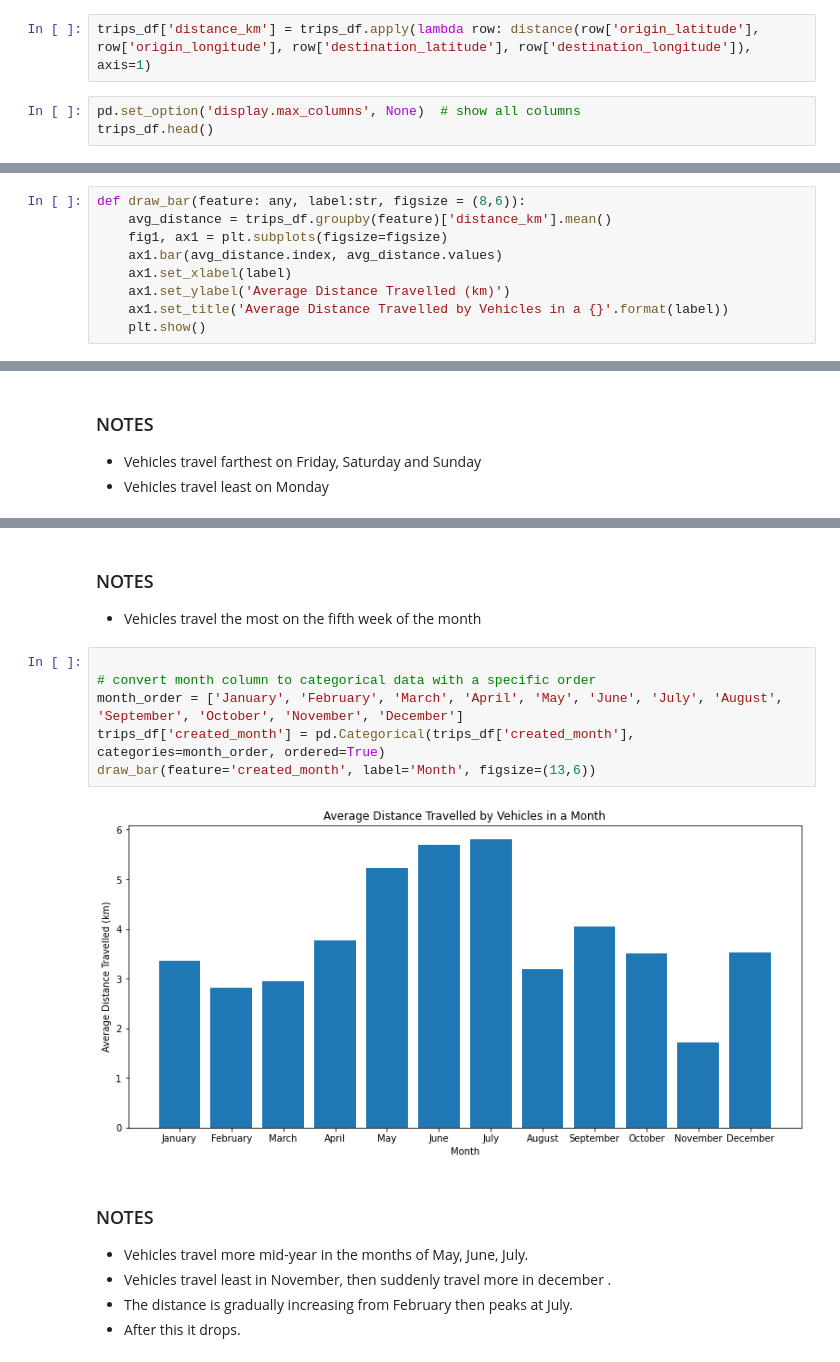
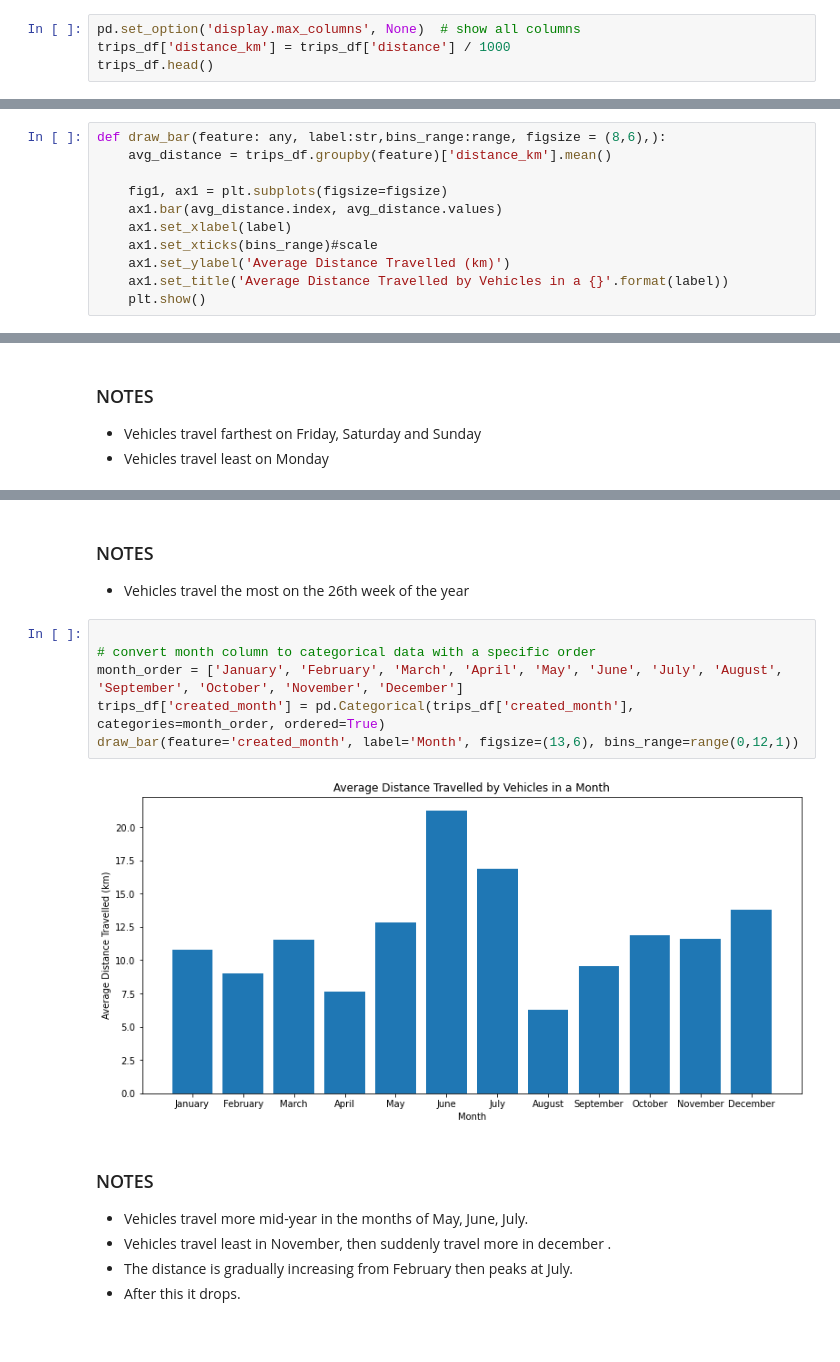
Before and after one commit to Ronnie-Leon76/Yatsa-Analytics, a Jupyter notebook: Yatsa-Analytics-EDA.ipynb, the cells around one changed output, grey strips where cells are left out. Drawn from its saved outputs; the diff is of its cells as text.

```diff
--- a/Yatsa-Analytics-EDA.ipynb
+++ b/Yatsa-Analytics-EDA.ipynb
@@ -294,7 +261,6 @@ def distance(org_lat, org_lon, dest_lat, dest_lon):
-# %%
-trips_df['distance_km'] = trips_df.apply(lambda row: distance(row['origin_latitude'], row['origin_longitude'], row['destination_latitude'], row['destination_longitude']), axis=1)
 # %%
 pd.set_option('display.max_columns', None)  # show all columns
+trips_df['distance_km'] = trips_df['distance'] / 1000
 trips_df.head()
 # %% [output]
 |  | id | created | asset_id | distance | origin_latitude | origin_longitude | origin_time_stamp | ... |
@@ -335,11 +301,13 @@ trips_df.describe()
 - the feature are the columns in the trips_df
 - label is the string of the feature ,e.g Day
 # %%
-def draw_bar(feature: any, label:str, figsize = (8,6)):
+def draw_bar(feature: any, label:str,bins_range:range, figsize = (8,6),):
     avg_distance = trips_df.groupby(feature)['distance_km'].mean()
+
     fig1, ax1 = plt.subplots(figsize=figsize)
     ax1.bar(avg_distance.index, avg_distance.values)
     ax1.set_xlabel(label)
+    ax1.set_xticks(bins_range)#scale
     ax1.set_ylabel('Average Distance Travelled (km)')
     ax1.set_title('Average Distance Travelled by Vehicles in a {}'.format(label))
     plt.show()
@@ -358,14 +326,14 @@ draw_bar(feature=trips_df['created'].dt.day // 7 + 1, label='Week')
 # %% [markdown]
 ### NOTES
-- Vehicles travel the most on the fifth week of the month
+- Vehicles travel the most on the 26th week of the year
 # %%
 
 # convert month column to categorical data with a specific order
 month_order = ['January', 'February', 'March', 'April', 'May', 'June', 'July', 'August', 'September', 'October', 'November', 'December']
 trips_df['created_month'] = pd.Categorical(trips_df['created_month'], categories=month_order, ordered=True)
-draw_bar(feature='created_month', label='Month', figsize=(13,6))
+draw_bar(feature='created_month', label='Month', figsize=(13,6), bins_range=range(0,12,1))
 # %% [output]
-[figure, old version]
+[figure, new version]
 # %% [markdown]
 ### NOTES
 - Vehicles travel more mid-year in the months of May, June, July.
```
Also changed, not shown: parts of 13 cells of this notebook.
